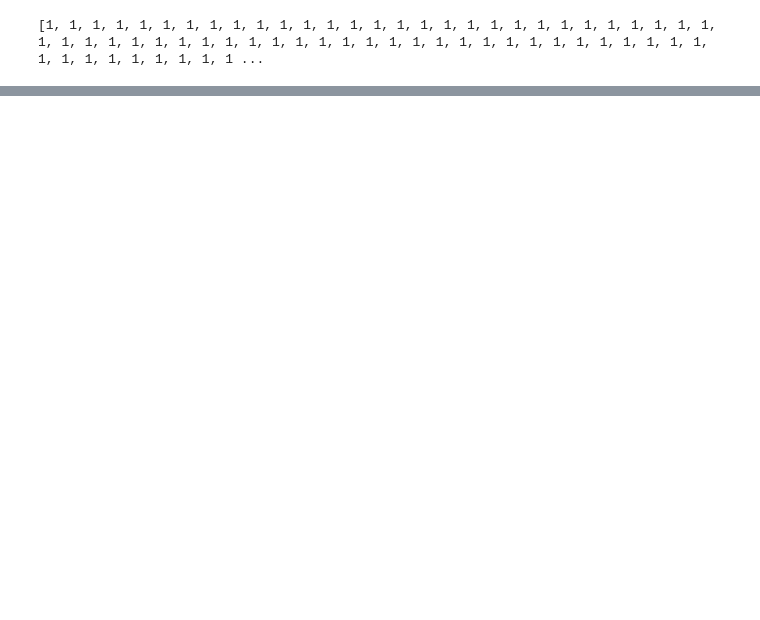
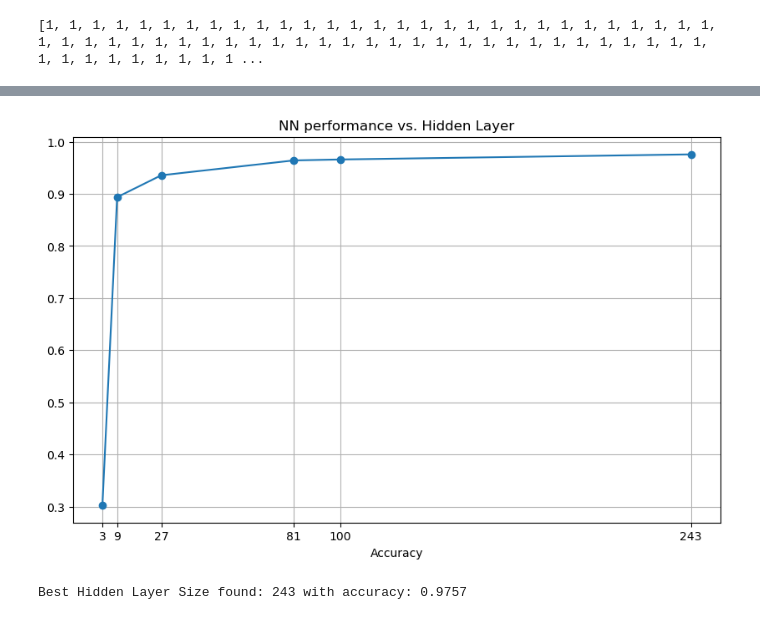
Before and after one commit to padraicohora/make-your-own-nureal-network, a Jupyter notebook: nn.ipynb, the cells around one changed output, grey strips where cells are left out. Drawn from its saved outputs; the diff is of its cells as text; code cells hidden in the pictures; blank space fills up the shorter version.

```diff
--- a/nn.ipynb
+++ b/nn.ipynb
@@ -238,0 +308,4 @@ performance =  0.9616
+# %%
+
+# Get the learning rate that corresponds to that maximum performance
+best_learning_rate = learning_rates[lr_performances.index(max(lr_performances))]
@@ -238,0 +314,10 @@ performance =  0.9616
+# %%
+# compare epoch size results
+epoch_sizes = list(range(1, 11))
+epcoh_performances = []
+
+for epoch in epoch_sizes:
+    acc = run_experiment(default_hidden_nodes, best_learning_rate, epoch)
+    epcoh_performances.append(acc)
+
+plot_performance(epoch_sizes, epcoh_performances, "Epochs" )
@@ -238,0 +343,3 @@ performance =  0.9616
+# %%
+best_epoch_size = getBestParam(epoch_sizes, epcoh_performances)
+printBestParm("epoch", epoch_sizes, epcoh_performances)
@@ -238,0 +348,16 @@ performance =  0.9616
+# %%
+hidden_layer_sizes = []
+val = 3
+while val <= 300:
+    hidden_layer_sizes.append(val)
+    val *= 3
+
+if 100 not in hidden_layer_sizes:
+    hidden_layer_sizes.append(100)
+hidden_layer_sizes.sort()
+
+hidden_layer_performances = []
+
+for hs in hidden_layer_sizes:
+    acc = run_experiment(hs, best_learning_rate, best_epoch_size)
+    hidden_layer_performances.append(acc)
@@ -238,0 +382,10 @@ performance =  0.9616
+# %%
+
+plot_performance(hidden_layer_sizes, hidden_layer_performances, "Hidden Layer" )
+# %% [output]
+[figure, added]
+# %%
+best_hidden_layer_size = getBestParam(hidden_layer_sizes, hidden_layer_performances)
+printBestParm("Hidden Layer", hidden_layer_sizes, hidden_layer_performances)
+# %% [output]
+Best Hidden Layer Size found: 243 with accuracy: 0.9757
```
Also changed, not shown: parts of 15 cells of this notebook, 1 other file.
